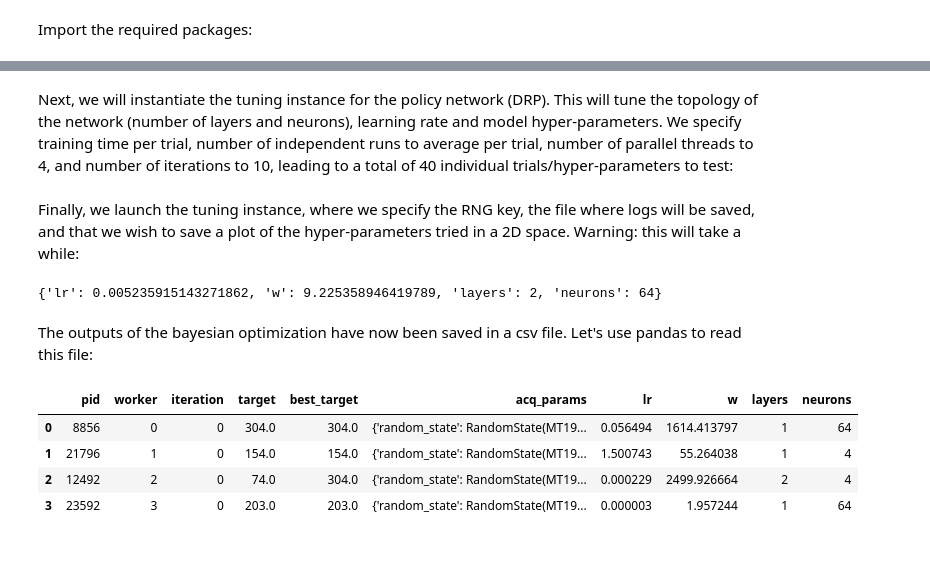
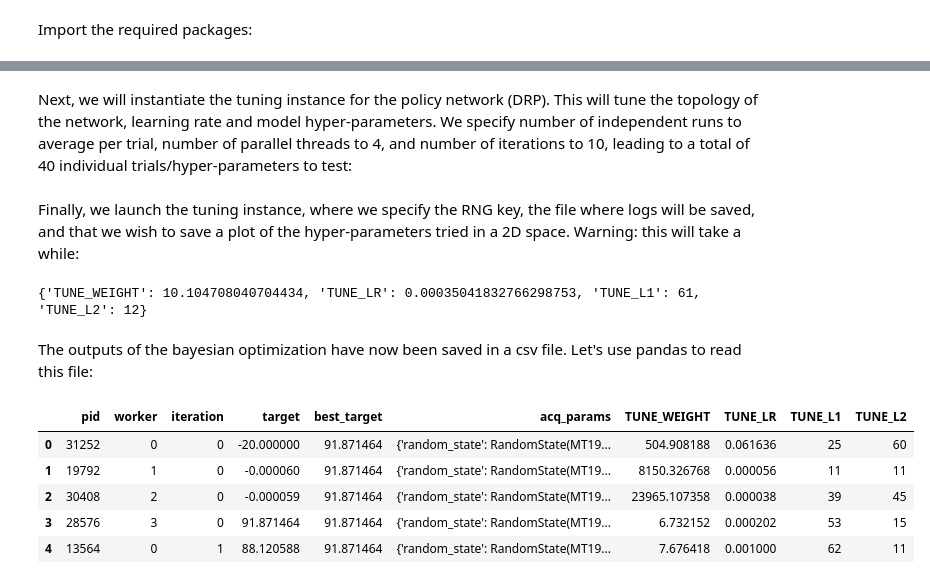
Before and after one commit to pyrddlgym-project/pyRDDLGym, a Jupyter notebook: docs/notebooks/tuning_hyperparameters_in_jaxplan.ipynb, the cells around one changed output, grey strips where cells are left out. Saved outputs shown, nothing was run; the diff lists cells and outputs as text; code cells hidden in the pictures; blank space fills up the shorter version.

```diff
--- a/docs/notebooks/tuning_hyperparameters_in_jaxplan.ipynb
+++ b/docs/notebooks/tuning_hyperparameters_in_jaxplan.ipynb
@@ -28,3 +59,3 @@ env = pyRDDLGym.make('SysAdmin_MDP_ippc2011', '1', vectorized=True)
 # %% [markdown]
-Next, we will instantiate the tuning instance for the policy network (DRP). This will tune the topology of the network (number of layers and neurons), learning rate and model hyper-parameters. We specify training time per trial, number of independent runs to average per trial, number of parallel threads to 4, and number of iterations to 10, leading to a total of 40 individual trials/hyper-parameters to test:
+Next, we will instantiate the tuning instance for the policy network (DRP). This will tune the topology of the network, learning rate and model hyper-parameters. We specify number of independent runs to average per trial, number of parallel threads to 4, and number of iterations to 10, leading to a total of 40 individual trials/hyper-parameters to test:
 # %%
@@ -34,19 +65,20 @@ tuning = JaxParameterTuningDRP(env=env, train_epochs=1000, timeout_training=30,
 Finally, we launch the tuning instance, where we specify the RNG key, the file where logs will be saved, and that we wish to save a plot of the hyper-parameters tried in a 2D space. Warning: this will take a while:
 # %%
 with io.capture_output():
-    best_params = tuning.tune(key=jax.random.PRNGKey(42), filename='gp', save_plot=True)
+    best_params = tuning.tune(key=42, log_file='mountaincar_tuning.csv')
 print(best_params)
 # %% [output]
-{'lr': 0.005235915143271862, 'w': 9.225358946419789, 'layers': 2, 'neurons': 64}
+{'TUNE_WEIGHT': 10.104708040704434, 'TUNE_LR': 0.00035041832766298753, 'TUNE_L1': 61, 'TUNE_L2': 12}
 # %% [markdown]
 The outputs of the bayesian optimization have now been saved in a csv file. Let's use pandas to read this file:
 # %%
-gp_data = pd.read_csv('gp_sysadmin_mdp_sysadmin_inst_mdp__1.csv')
-gp_data.head(4)
+gp_data = pd.read_csv('mountaincar_tuning.csv')
+gp_data.head(5)
 # %% [output]
-|  | pid | worker | iteration | target | best_target | acq_params | lr | w | layers | neurons |
-| 0 | 8856 | 0 | 0 | 304.0 | 304.0 | {'random_state': RandomState(MT19... | 0.056494 | 1614.413797 | 1 | 64 |
-| 1 | 21796 | 1 | 0 | 154.0 | 154.0 | {'random_state': RandomState(MT19... | 1.500743 | 55.264038 | 1 | 4 |
-| 2 | 12492 | 2 | 0 | 74.0 | 304.0 | {'random_state': RandomState(MT19... | 0.000229 | 2499.926664 | 2 | 4 |
-| 3 | 23592 | 3 | 0 | 203.0 | 203.0 | {'random_state': RandomState(MT19... | 0.000003 | 1.957244 | 1 | 64 |
+|  | pid | worker | iteration | target | best_target | acq_params | TUNE_WEIGHT | TUNE_LR | TUNE_L1 | TUNE_L2 |
+| 0 | 31252 | 0 | 0 | -20.000000 | 91.871464 | {'random_state': RandomState(MT19... | 504.908188 | 0.061636 | 25 | 60 |
+| 1 | 19792 | 1 | 0 | -0.000060 | 91.871464 | {'random_state': RandomState(MT19... | 8150.326768 | 0.000056 | 11 | 11 |
+| 2 | 30408 | 2 | 0 | -0.000059 | 91.871464 | {'random_state': RandomState(MT19... | 23965.107358 | 0.000038 | 39 | 45 |
+| 3 | 28576 | 3 | 0 | 91.871464 | 91.871464 | {'random_state': RandomState(MT19... | 6.732152 | 0.000202 | 53 | 15 |
+| 4 | 13564 | 0 | 1 | 88.120588 | 91.871464 | {'random_state': RandomState(MT19... | 7.676418 | 0.001000 | 62 | 11 |
 # %% [markdown]
```
Also changed, not shown: parts of 14 cells of this notebook, 3 other files.
